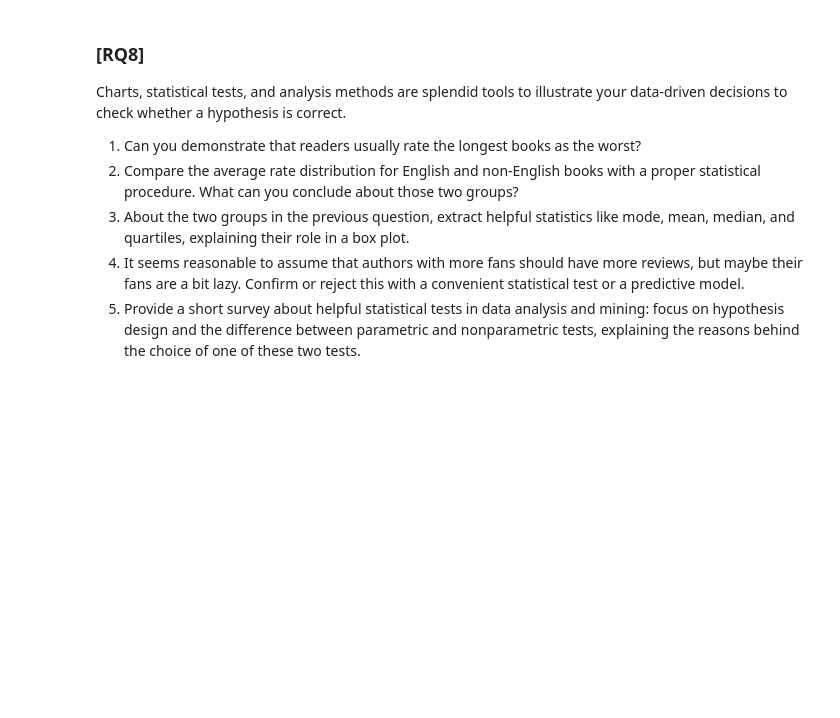
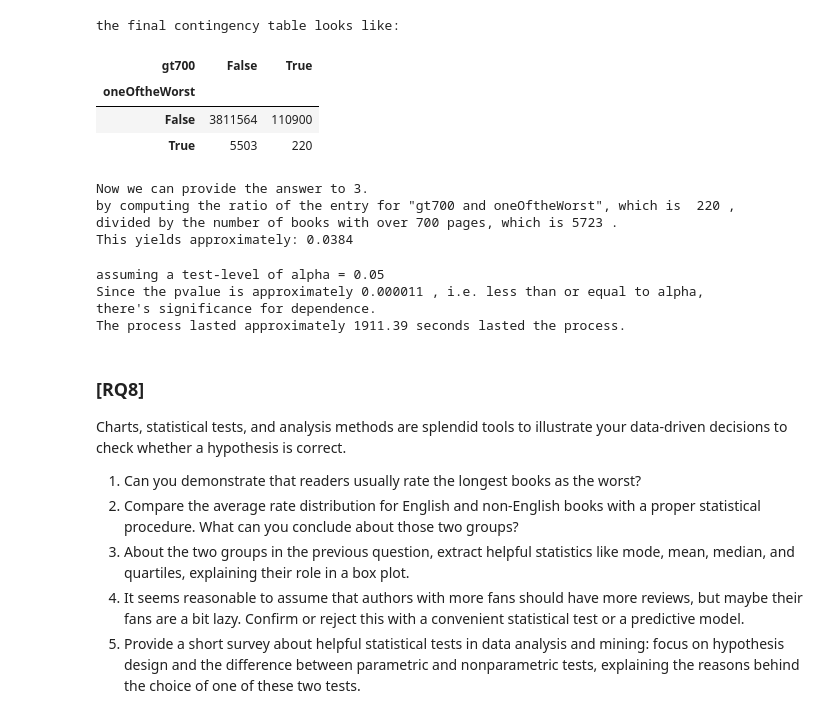
Before and after one commit to desterote753/ADM-HW2-Group3, a Jupyter notebook: rq8.ipynb, the cells around one changed output. Cells and saved outputs as stored; diff of their text form; code cells hidden in the pictures; blank space fills up the shorter version.

```diff
--- a/rq8.ipynb
+++ b/rq8.ipynb
@@ -10,0 +300,27 @@ data_path = ["drive", "Othercomputers", "Mein_Laptop", "hw01_lighter_updated"]
+# %%
+books_with_gt_700_pages_count = 0 # interpreting "more than 700 pages" as "strictly greater than ..."
+worst_books_with_gt_700_pages_count = 0
+
+processed_rows = 0
+contingency_table = None
+flag = True
+
+chunksize = 10**5
+nrows = None # 2*10**5
+
+
+for chunk in pd.read_json(os.path.join( *data_path, "lighter_books_updated" + ".json"), lines=True, chunksize = chunksize, nrows = nrows, dtype=None ):
+    processed_rows += len(chunk)
+    chunk = chunk[["id","num_pages"]] # to shrink needed memory
+    chunk = chunk[chunk["num_pages"]!=""] # to exclude books without pages mentioned.
+    chunk.astype({'num_pages':'int'})
+    chunk = chunk[chunk["num_pages"]>0] # 0 or less pages is assumed to be a database error or a result of non-knowledge.
+    chunk["gt700"] = chunk.apply( lambda row: row['num_pages'] > 700 , axis=1)
+    chunk["oneOftheWorst"] = chunk.apply(lambda row : str(row['id']) in worst_book_ids_of_all_time, axis=1) # TODO: str() is necessary. It would be better if both were ints. But this raises errors.
+    if flag:
+        contingency_table = pd.crosstab(chunk['oneOftheWorst'], chunk['gt700'])
+        flag = False
+    else:
+        contingency_table += pd.crosstab(chunk['oneOftheWorst'], chunk['gt700'])
+    print("processed rows:", processed_rows) # in total
+    print('current contingency table looks like:\n', contingency_table, "\n\n")
@@ -11,3 +367,43 @@ data_path = ["drive", "Othercomputers", "Mein_Laptop", "hw01_lighter_updated"]
+# %%
+print("the final contingency table looks like:")
+contingency_table
+# %% [output]
+the final contingency table looks like:
+| gt700 | False | True |
+| oneOftheWorst |  |  |
+| False | 3811564 | 110900 |
+| True | 5503 | 220 |
+# %%
+print("Now we can provide the answer to 3.")
+print("""by computing the ratio of the entry for "gt700 and oneOftheWorst", which is """, contingency_table.loc[True,True], ",")
+print("divided by the number of books with over 700 pages, which is", contingency_table.loc[True,False]+contingency_table.loc[True,True] ,".")
+print("This yields approximately:", '{:.4f}'.format(contingency_table.loc[True,True] / (contingency_table.loc[True,False]+contingency_table.loc[True,True])))
+# %% [output]
+Now we can provide the answer to 3.
+by computing the ratio of the entry for "gt700 and oneOftheWorst", which is  220 ,
+divided by the number of books with over 700 pages, which is 5723 .
+This yields approximately: 0.0384
+# %%
+# now performing the fisher test for answering independency
+_, pval = fisher_exact(contingency_table)
+alpha = 0.05
+print('assuming a test-level of alpha =', alpha)
+strres = ""
+if pval <= alpha:
+    strres = ", i.e. less than or equal to alpha, \nthere's significance for dependence."
+else:
+    strres = ", i.e. strictly greater than alpha, \nthere's no significance for dependence."
+
+print("Since the pvalue is approximately", '{:.6f}'.format(pval), strres)
+
+end = perf_counter()
+duration = end - start
+print('The process lasted approximately', '{:.2f}'.format(duration), "seconds.")
+# %% [output]
+assuming a test-level of alpha = 0.05
+Since the pvalue is approximately 0.000011 , i.e. less than or equal to alpha,
+there's significance for dependence.
+The process lasted approximately 1911.39 seconds lasted the process.
 # %% [markdown]
 ### [RQ8]
 Charts, statistical tests, and analysis methods are splendid tools to illustrate your data-driven decisions to check whether a hypothesis is correct.
```
Also changed, not shown: parts of 34 cells of this notebook.
